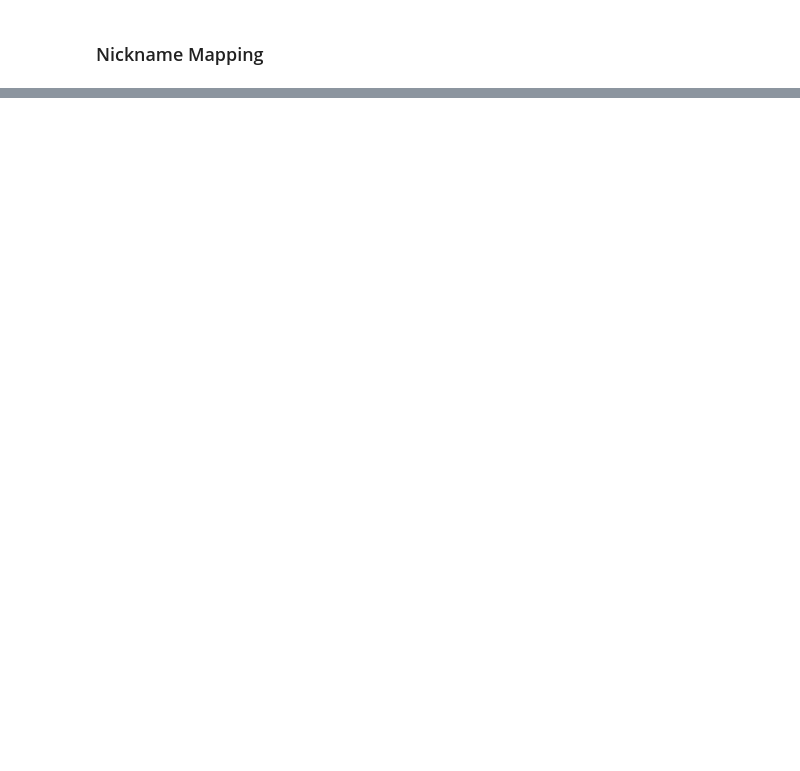
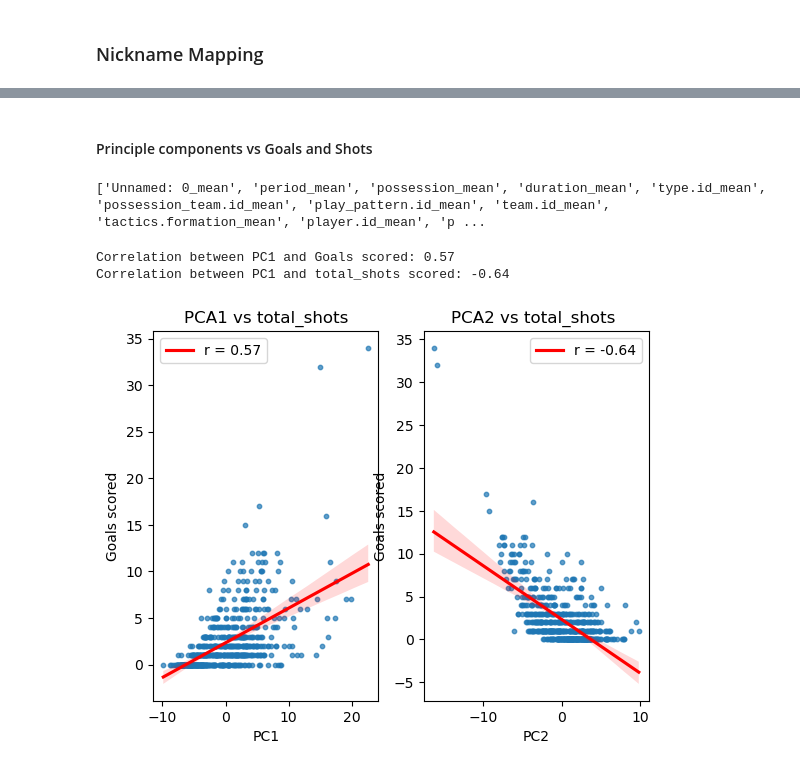
Before and after one commit to LukeRDuob/Extra-Projects, a Jupyter notebook: src/General_visualisations/players.ipynb, the cells around one changed output, grey strips where cells are left out. Cells and saved outputs as stored; diff of their text form; code cells hidden in the pictures; blank space fills up the shorter version.

```diff
--- a/src/General_visualisations/players.ipynb
+++ b/src/General_visualisations/players.ipynb
@@ -344,0 +243,14 @@ Loading existing mapping from Data_processing\name_mappings\spain_mapping.csv
+# %%
+# Identify goalkeeper names before building the shared PCA.
+goalkeeper_names = set(
+    events_df.loc[
+        events_df["position.name"].eq("Goalkeeper"),
+        "player_name",
+    ]
+    .dropna()
+    .astype(str)
+    .unique()
+)
+
+print(f"Goalkeepers found: {len(goalkeeper_names)}")
+print(sorted(goalkeeper_names))
@@ -344,0 +683,8 @@ Loading existing mapping from Data_processing\name_mappings\spain_mapping.csv
+# %% [markdown]
+#### Principle components vs Goals and Shots
+# %%
+# print all numeric columns in player_feature_matrix
+numeric_cols = player_feature_matrix.select_dtypes(include=[np.number]).columns.tolist()
+print(numeric_cols)
+# %% [output]
+['Unnamed: 0_mean', 'period_mean', 'possession_mean', 'duration_mean', 'type.id_mean', 'possession_team.id_mean', 'play_pattern.id_mean', 'team.id_mean', 'tactics.formation_mean', 'player.id_mean', 'p ...
@@ -344,0 +732,58 @@ Loading existing mapping from Data_processing\name_mappings\spain_mapping.csv
+# %%
+
+
+# Compute the correlation between PC1 and Goals scored
+correlation_goals1 = player_pca_df["PC1"].corr(player_feature_matrix["total_shots"])
+print(f"Correlation between PC1 and Goals scored: {correlation_goals1:.2f}")
+
+# Plot PCA1 vs Goals scored for each player
+fig, (ax, ax2) = plt.subplots(1,2)
+ax.scatter(
+    player_pca_df["PC1"],
+    player_feature_matrix["total_shots"],
+    alpha=0.7,
+    s=10
+)
+# Plot a linear regression line
+sns.regplot(
+    ax=ax,
+    x=player_pca_df["PC1"],
+    y=player_feature_matrix["total_shots"],
+    scatter=False,
+    color="red",
+    line_kws={"label": f"y={correlation_goals1:.2f}x + b"},
+    label=f"r = {correlation_goals1:.2f}"
+)
+
+# Compute the correlation between PC1 and Goals scored
+correlation_goals2 = player_pca_df["PC2"].corr(player_feature_matrix["total_shots"])
+print(f"Correlation between PC1 and total_shots scored: {correlation_goals2:.2f}")
+ax2.scatter(
+    player_pca_df["PC2"],
+    player_feature_matrix["total_shots"],
+    alpha=0.7,
+    s=10
+)
+# Plot a linear regression line
+sns.regplot(
+    ax=ax2,
+    x=player_pca_df["PC2"],
+    y=player_feature_matrix["total_shots"],
+    scatter=False,
+    color="red",
+    line_kws={"label": f"y={correlation_goals2:.2f}x + b"},
+    label=f"r = {correlation_goals2:.2f}"
+)
+ax.legend()
+ax.set_ylabel("PC1")
+ax.set_ylabel("Goals scored")
+ax.set_title("PCA1 vs total_shots")
+ax2.legend()
+ax2.set_ylabel("PC2")
+ax2.set_ylabel("Goals scored")
+ax2.set_title("PCA2 vs total_shots ")
+plt.show()
+# %% [output]
+Correlation between PC1 and Goals scored: 0.57
+Correlation between PC1 and total_shots scored: -0.64
+[figure, added]
```
Also changed, not shown: parts of 18 cells of this notebook, 6 other files.
